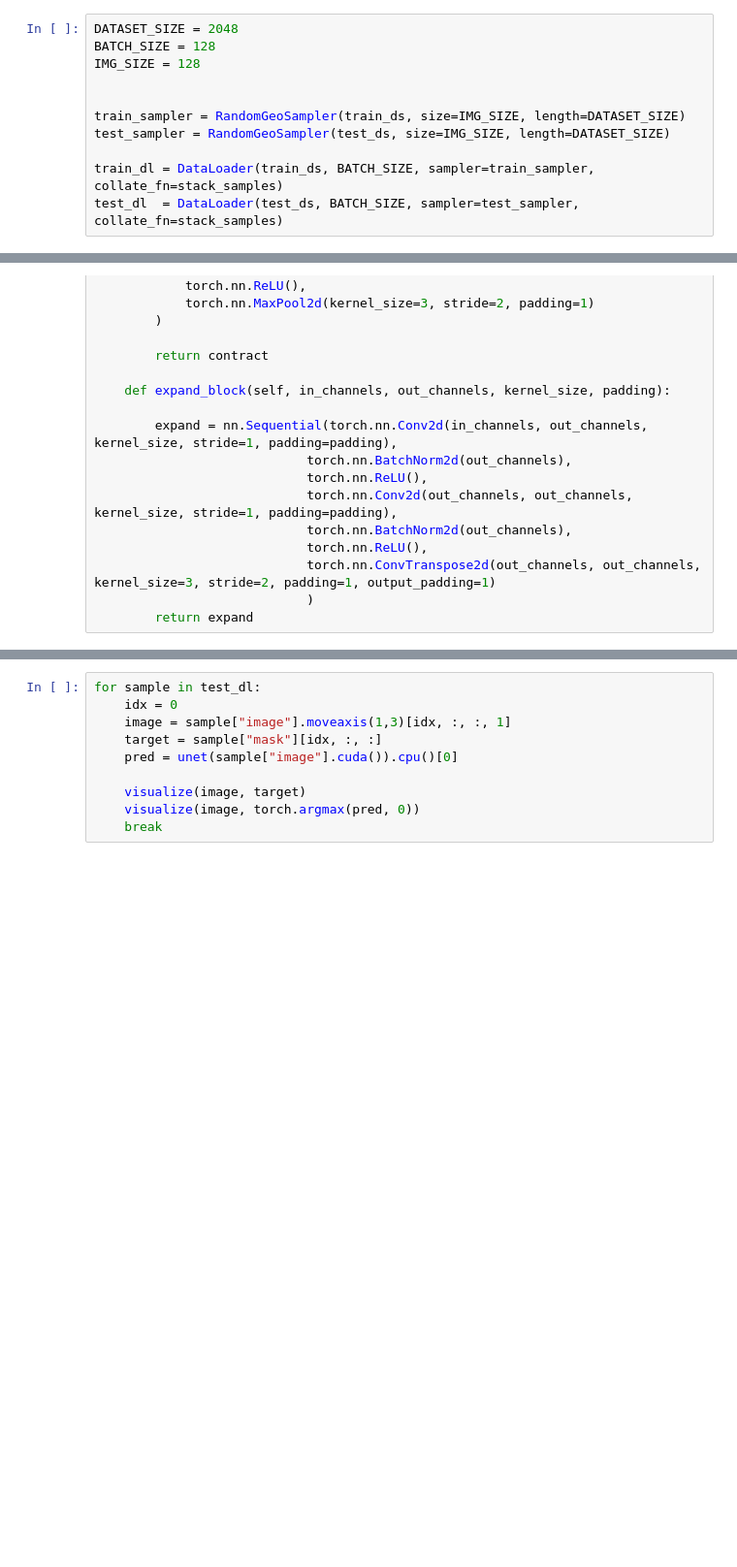
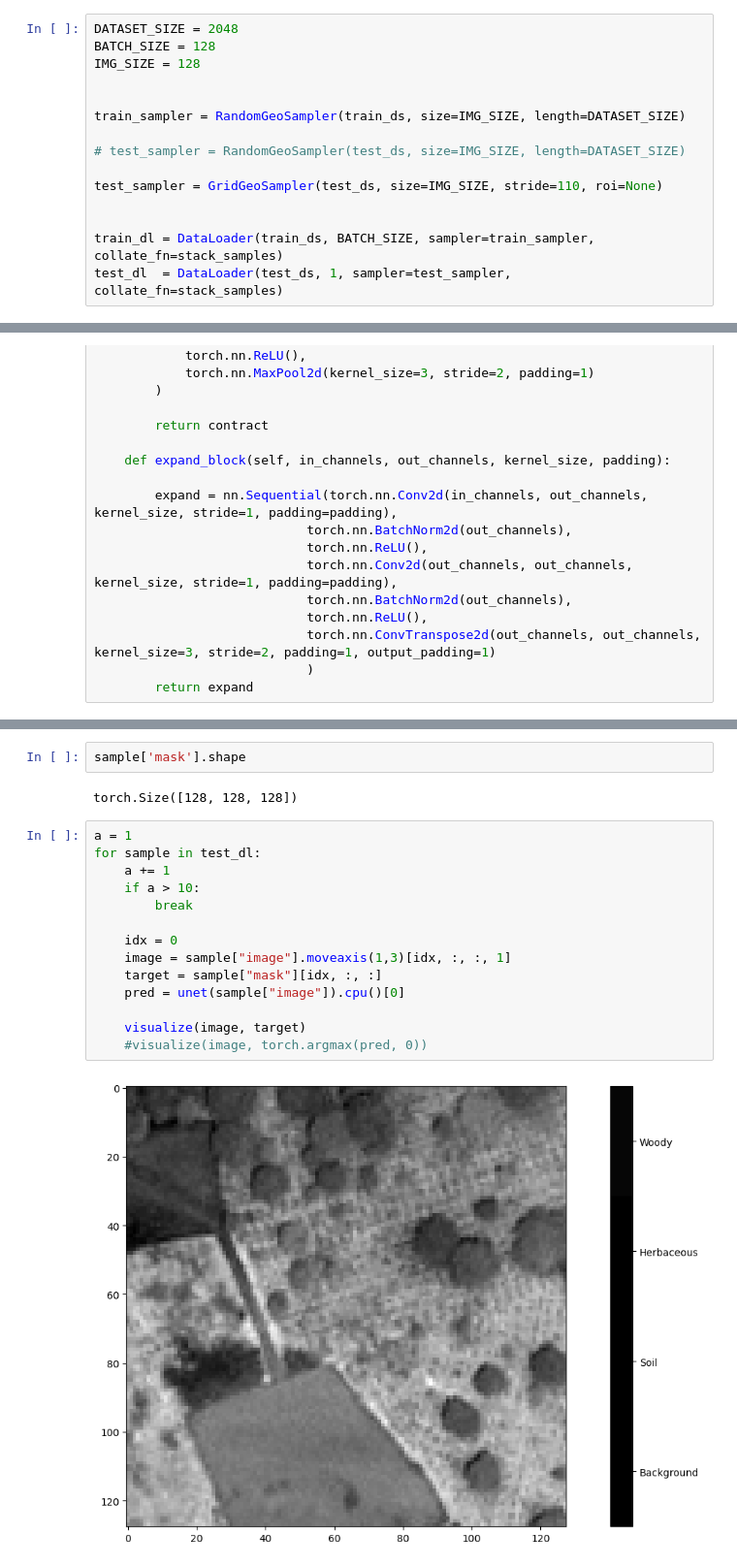
Before and after one commit to jmatics/rs-semantic-segmentation, a Jupyter notebook: initial_exploration_eval_unet.ipynb, the cells around one changed output, grey strips where cells are left out. Shown at 97% size. Saved outputs shown, nothing was run; the diff lists cells and outputs as text; blank space fills up the shorter version.

```diff
--- a/initial_exploration_eval_unet.ipynb
+++ b/initial_exploration_eval_unet.ipynb
@@ -77,7 +157,11 @@ IMG_SIZE = 128
 
 
 train_sampler = RandomGeoSampler(train_ds, size=IMG_SIZE, length=DATASET_SIZE)
-test_sampler = RandomGeoSampler(test_ds, size=IMG_SIZE, length=DATASET_SIZE)
+
+# test_sampler = RandomGeoSampler(test_ds, size=IMG_SIZE, length=DATASET_SIZE)
+
+test_sampler = GridGeoSampler(test_ds, size=IMG_SIZE, stride=110, roi=None)
+
 
 train_dl = DataLoader(train_ds, BATCH_SIZE, sampler=train_sampler, collate_fn=stack_samples)
-test_dl  = DataLoader(test_ds, BATCH_SIZE, sampler=test_sampler, collate_fn=stack_samples)
+test_dl  = DataLoader(test_ds, 1, sampler=test_sampler, collate_fn=stack_samples)
@@ -185,10 +262,20 @@ OSError: [Errno 121] Remote I/O error: '/mnt/work/python/dkottke/pytorch/lib/pyt
+# %%
+sample['mask'].shape
+# %% [output]
+torch.Size([128, 128, 128])
 # %%
+a = 1
 for sample in test_dl:
+    a += 1
+    if a > 10:
+        break
+
     idx = 0
     image = sample["image"].moveaxis(1,3)[idx, :, :, 1]
     target = sample["mask"][idx, :, :]
-    pred = unet(sample["image"].cuda()).cpu()[0]
+    pred = unet(sample["image"]).cpu()[0]
 
     visualize(image, target)
-    visualize(image, torch.argmax(pred, 0))
-    break
+    #visualize(image, torch.argmax(pred, 0))
+# %% [output]
+[figure, added]
```
Also changed, not shown: parts of 13 cells of this notebook.
